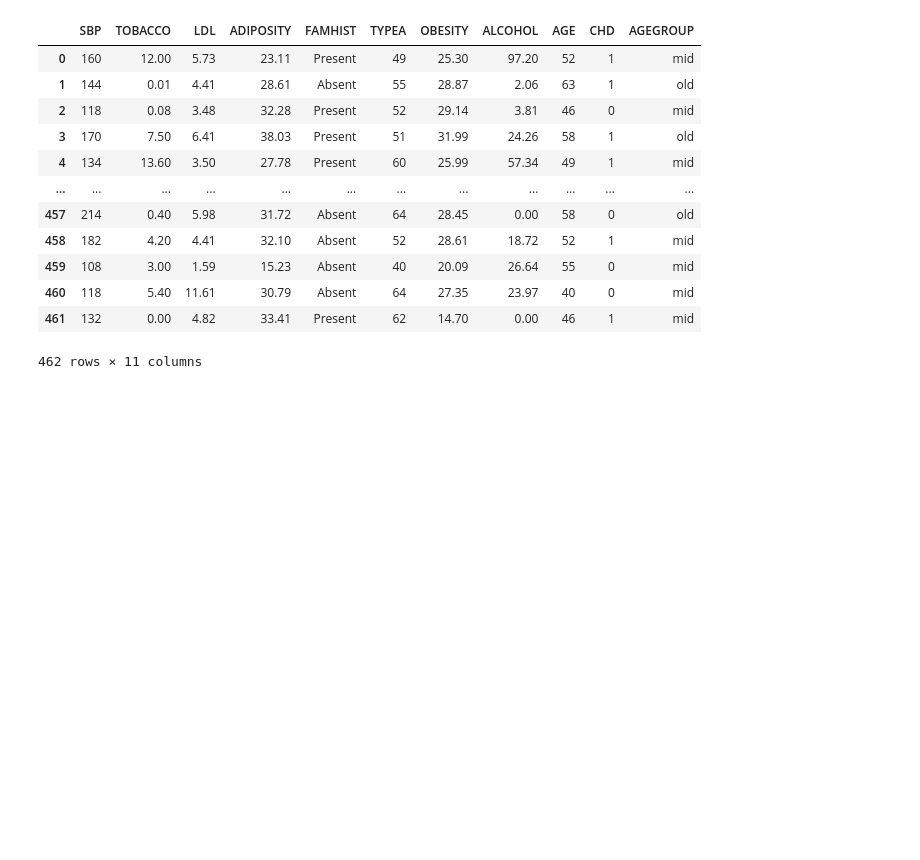
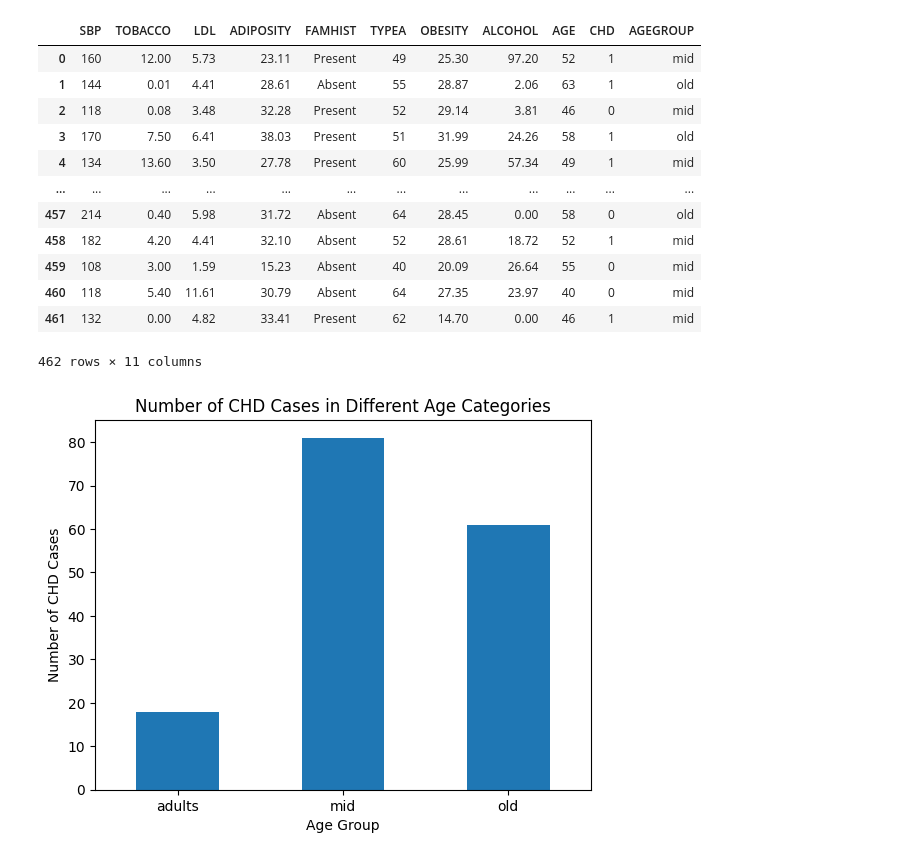
Before and after one commit to Vishal80990/Bollywood_Movie_and_SA_Heart_Data_Analysis, a Jupyter notebook: Untitled.ipynb, the cells around one changed output. Saved outputs shown, nothing was run; the diff lists cells and outputs as text; code cells hidden in the pictures; blank space fills up the shorter version.

```diff
--- a/Untitled.ipynb
+++ b/Untitled.ipynb
@@ -162,3 +162,13 @@ heart_df
 # %%
 # Find out the number of CHD cases in different age categories
 chd_agegroup_counts = heart_df[heart_df['CHD'] == 1]['AGEGROUP'].value_counts().sort_index()
+# %%
+# Plotting the bar plot
+chd_agegroup_counts.plot(kind='bar')
+plt.title('Number of CHD Cases in Different Age Categories')
+plt.xlabel('Age Group')
+plt.ylabel('Number of CHD Cases')
+plt.xticks(rotation=0)
+plt.show()
+# %% [output]
+[figure, added]
```
Also changed, not shown: parts of 1 cell of this notebook.
